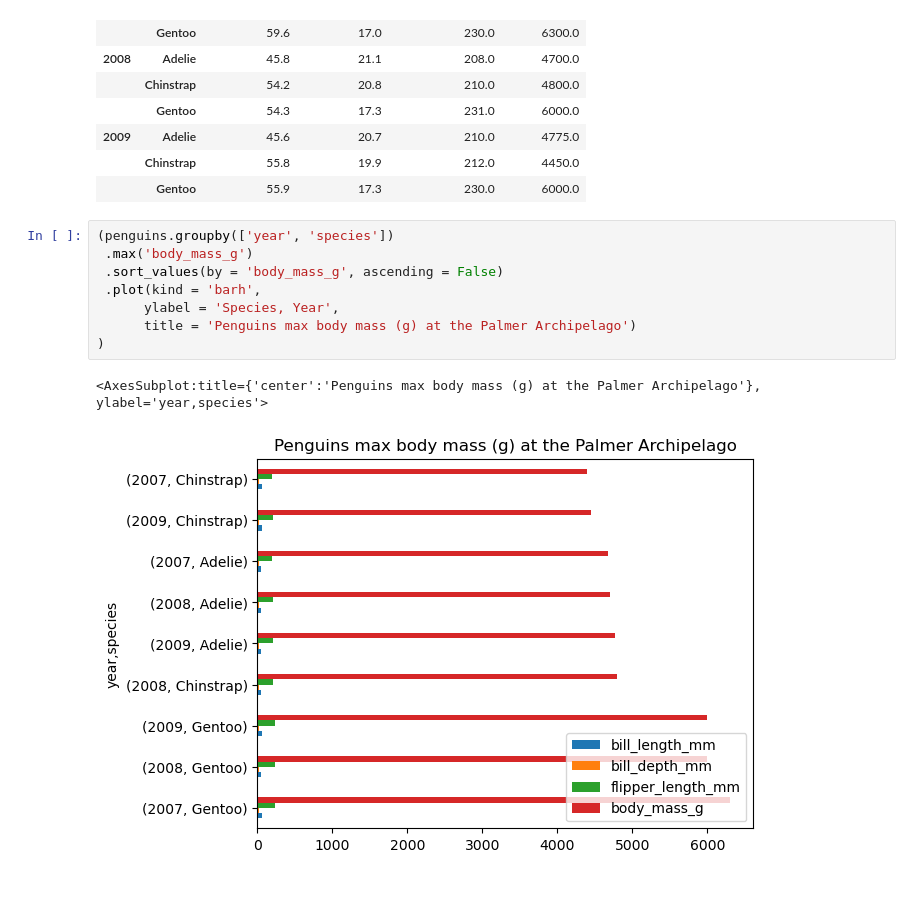
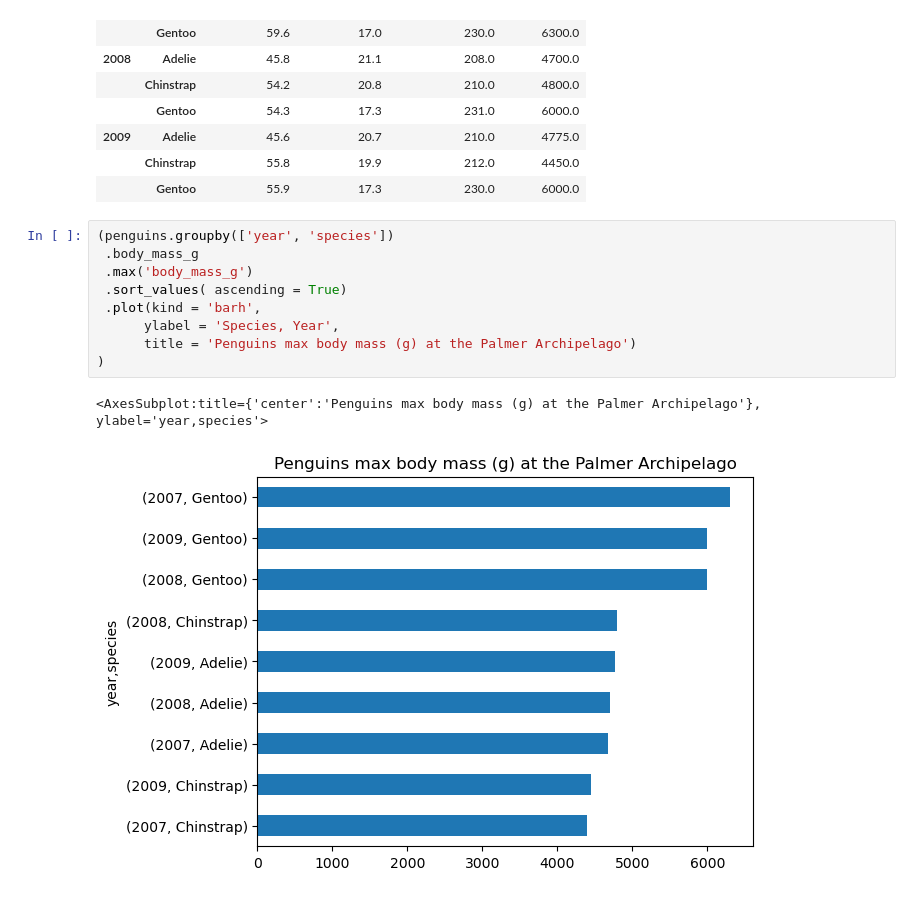
Before and after one commit to tommats00/eds220-2024-in-class, a Jupyter notebook: week3-groupby.ipynb, the cells around one changed output. Drawn from its saved outputs; the diff is of its cells as text.

```diff
--- a/week3-groupby.ipynb
+++ b/week3-groupby.ipynb
@@ -101,12 +101,13 @@ penguins.groupby(['year', 'species']).max('body_mass_g')
 |  | Gentoo | 55.9 | 17.3 | 230.0 | 6000.0 |
 # %%
 (penguins.groupby(['year', 'species'])
+ .body_mass_g
  .max('body_mass_g')
- .sort_values(by = 'body_mass_g', ascending = False)
+ .sort_values( ascending = True)
  .plot(kind = 'barh',
       ylabel = 'Species, Year',
       title = 'Penguins max body mass (g) at the Palmer Archipelago')
 )
 # %% [output]
 <AxesSubplot:title={'center':'Penguins max body mass (g) at the Palmer Archipelago'}, ylabel='year,species'>
-[figure, old version]
+[figure, new version]
```
